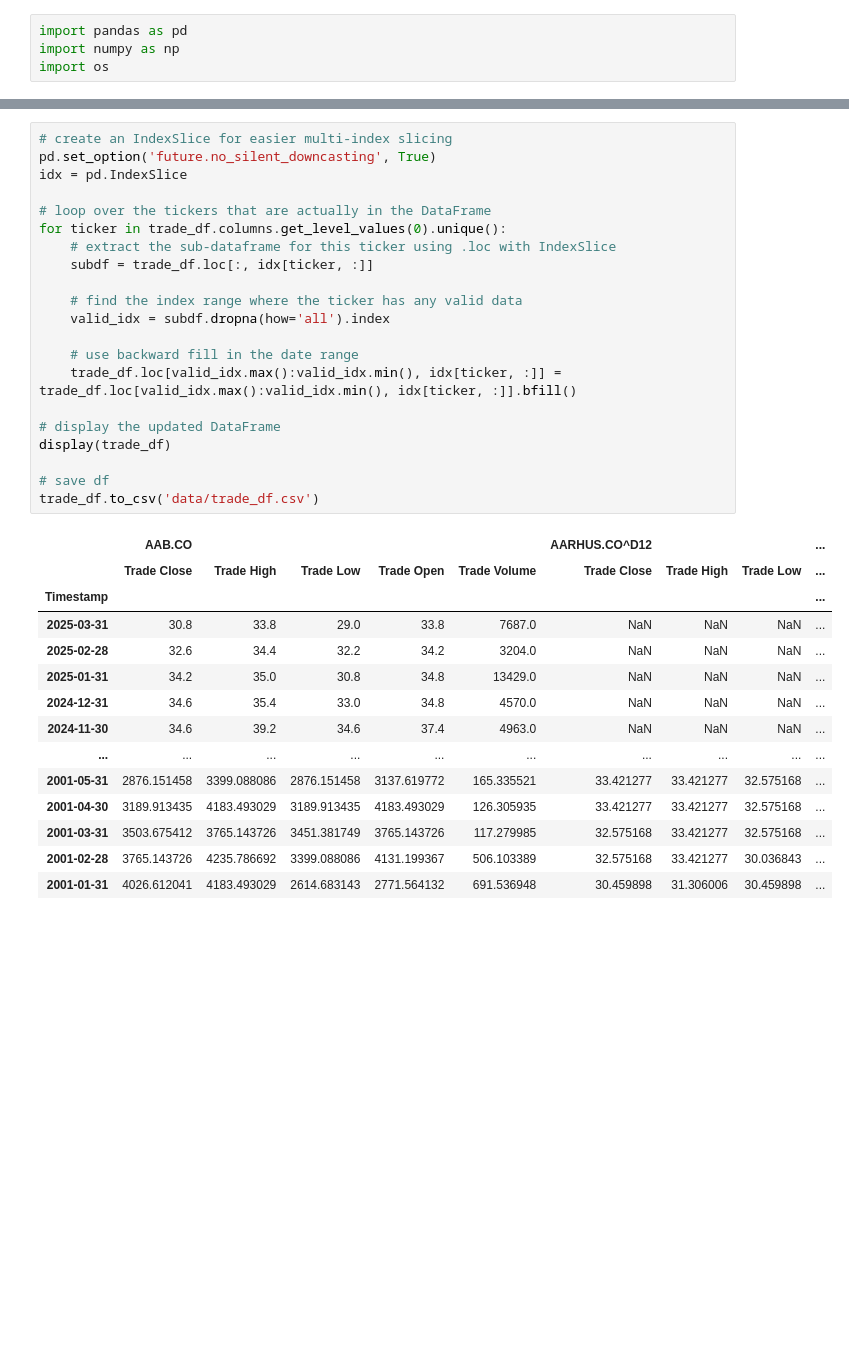
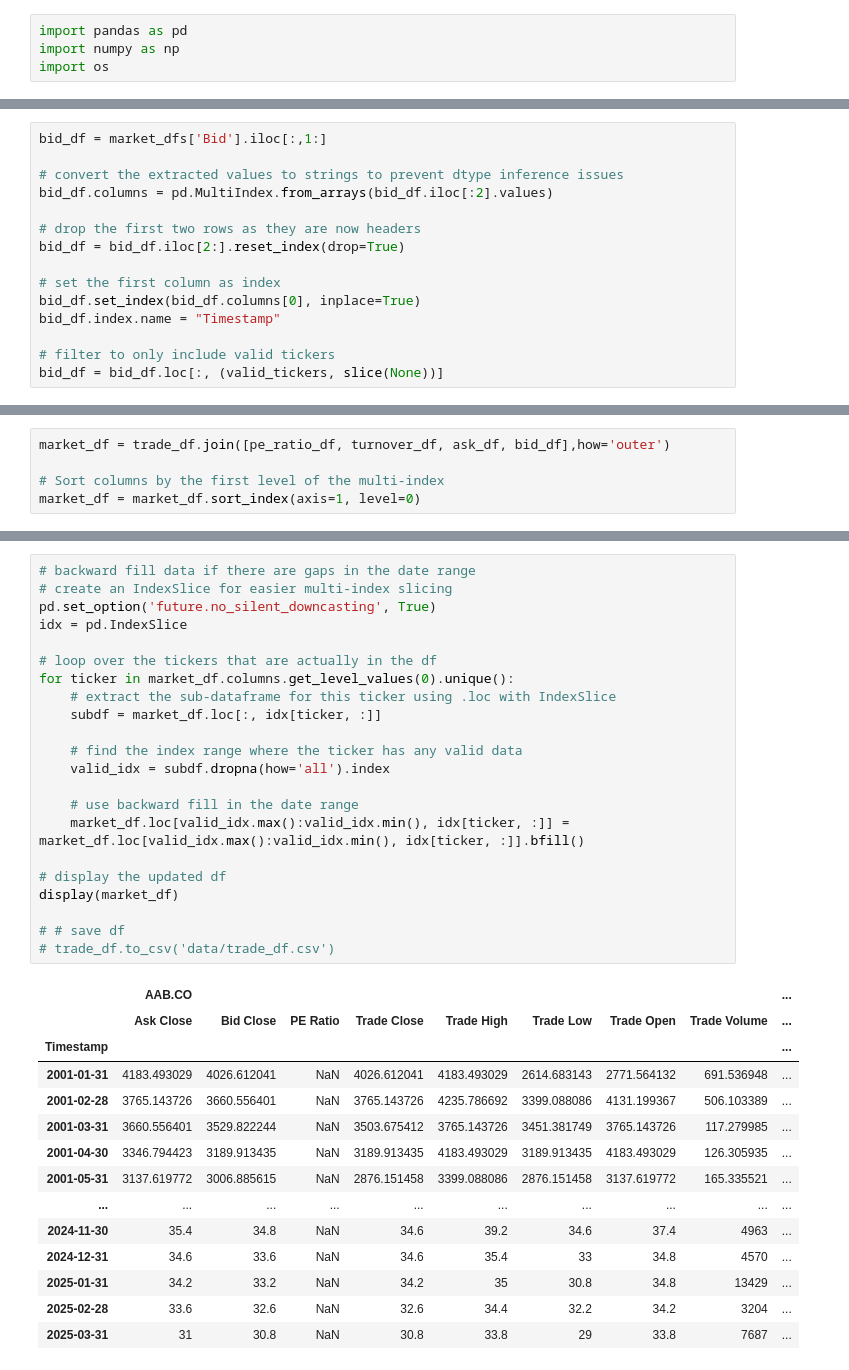
Before and after one commit to johanoelgaard/MastersThesis, a Jupyter notebook: eikon.ipynb, the cells around one changed output, grey strips where cells are left out. Cells and saved outputs as stored; diff of their text form; blank space fills up the shorter version.

Commit message:
updated cleaning of data

```diff
--- a/eikon.ipynb
+++ b/eikon.ipynb
@@ -118,0 +193,15 @@ display(trade_df)
+# %%
+bid_df = market_dfs['Bid'].iloc[:,1:]
+
+# convert the extracted values to strings to prevent dtype inference issues
+bid_df.columns = pd.MultiIndex.from_arrays(bid_df.iloc[:2].values)
+
+# drop the first two rows as they are now headers
+bid_df = bid_df.iloc[2:].reset_index(drop=True)
+
+# set the first column as index
+bid_df.set_index(bid_df.columns[0], inplace=True)
+bid_df.index.name = "Timestamp"
+
+# filter to only include valid tickers
+bid_df = bid_df.loc[:, (valid_tickers, slice(None))]
@@ -118,0 +277,5 @@ display(trade_df)
+# %%
+market_df = trade_df.join([pe_ratio_df, turnover_df, ask_df, bid_df],how='outer')
+
+# Sort columns by the first level of the multi-index
+market_df = market_df.sort_index(axis=1, level=0)
@@ -119,36 +300,37 @@ display(trade_df)
 # %%
+# backward fill data if there are gaps in the date range
 # create an IndexSlice for easier multi-index slicing
 pd.set_option('future.no_silent_downcasting', True)
 idx = pd.IndexSlice
 
-# loop over the tickers that are actually in the DataFrame
-for ticker in trade_df.columns.get_level_values(0).unique():
+# loop over the tickers that are actually in the df
+for ticker in market_df.columns.get_level_values(0).unique():
     # extract the sub-dataframe for this ticker using .loc with IndexSlice
-    subdf = trade_df.loc[:, idx[ticker, :]]
+    subdf = market_df.loc[:, idx[ticker, :]]
 
     # find the index range where the ticker has any valid data
     valid_idx = subdf.dropna(how='all').index
 
     # use backward fill in the date range
-    trade_df.loc[valid_idx.max():valid_idx.min(), idx[ticker, :]] = trade_df.loc[valid_idx.max():valid_idx.min(), idx[ticker, :]].bfill()
+    market_df.loc[valid_idx.max():valid_idx.min(), idx[ticker, :]] = market_df.loc[valid_idx.max():valid_idx.min(), idx[ticker, :]].bfill()
 
-# display the updated DataFrame
-display(trade_df)
+# display the updated df
+display(market_df)
 
-# save df
-trade_df.to_csv('data/trade_df.csv')
+# # save df
+# trade_df.to_csv('data/trade_df.csv')
 # %% [output]
-|  | AAB.CO |  |  |  |  | AARHUS.CO^D12 |  |  | ... |
-|  | Trade Close | Trade High | Trade Low | Trade Open | Trade Volume | Trade Close | Trade High | Trade Low | ... |
+|  | AAB.CO |  |  |  |  |  |  |  | ... |
+|  | Ask Close | Bid Close | PE Ratio | Trade Close | Trade High | Trade Low | Trade Open | Trade Volume | ... |
 | Timestamp |  |  |  |  |  |  |  |  | ... |
-| 2025-03-31 | 30.8 | 33.8 | 29.0 | 33.8 | 7687.0 | NaN | NaN | NaN | ... |
-| 2025-02-28 | 32.6 | 34.4 | 32.2 | 34.2 | 3204.0 | NaN | NaN | NaN | ... |
-| 2025-01-31 | 34.2 | 35.0 | 30.8 | 34.8 | 13429.0 | NaN | NaN | NaN | ... |
-| 2024-12-31 | 34.6 | 35.4 | 33.0 | 34.8 | 4570.0 | NaN | NaN | NaN | ... |
-| 2024-11-30 | 34.6 | 39.2 | 34.6 | 37.4 | 4963.0 | NaN | NaN | NaN | ... |
+| 2001-01-31 | 4183.493029 | 4026.612041 | NaN | 4026.612041 | 4183.493029 | 2614.683143 | 2771.564132 | 691.536948 | ... |
+| 2001-02-28 | 3765.143726 | 3660.556401 | NaN | 3765.143726 | 4235.786692 | 3399.088086 | 4131.199367 | 506.103389 | ... |
+| 2001-03-31 | 3660.556401 | 3529.822244 | NaN | 3503.675412 | 3765.143726 | 3451.381749 | 3765.143726 | 117.279985 | ... |
+| 2001-04-30 | 3346.794423 | 3189.913435 | NaN | 3189.913435 | 4183.493029 | 3189.913435 | 4183.493029 | 126.305935 | ... |
+| 2001-05-31 | 3137.619772 | 3006.885615 | NaN | 2876.151458 | 3399.088086 | 2876.151458 | 3137.619772 | 165.335521 | ... |
 | ... | ... | ... | ... | ... | ... | ... | ... | ... | ... |
-| 2001-05-31 | 2876.151458 | 3399.088086 | 2876.151458 | 3137.619772 | 165.335521 | 33.421277 | 33.421277 | 32.575168 | ... |
-| 2001-04-30 | 3189.913435 | 4183.493029 | 3189.913435 | 4183.493029 | 126.305935 | 33.421277 | 33.421277 | 32.575168 | ... |
-| 2001-03-31 | 3503.675412 | 3765.143726 | 3451.381749 | 3765.143726 | 117.279985 | 32.575168 | 33.421277 | 32.575168 | ... |
-| 2001-02-28 | 3765.143726 | 4235.786692 | 3399.088086 | 4131.199367 | 506.103389 | 32.575168 | 33.421277 | 30.036843 | ... |
-| 2001-01-31 | 4026.612041 | 4183.493029 | 2614.683143 | 2771.564132 | 691.536948 | 30.459898 | 31.306006 | 30.459898 | ... |
+| 2024-11-30 | 35.4 | 34.8 | NaN | 34.6 | 39.2 | 34.6 | 37.4 | 4963 | ... |
+| 2024-12-31 | 34.6 | 33.6 | NaN | 34.6 | 35.4 | 33 | 34.8 | 4570 | ... |
+| 2025-01-31 | 34.2 | 33.2 | NaN | 34.2 | 35 | 30.8 | 34.8 | 13429 | ... |
+| 2025-02-28 | 33.6 | 32.6 | NaN | 32.6 | 34.4 | 32.2 | 34.2 | 3204 | ... |
+| 2025-03-31 | 31 | 30.8 | NaN | 30.8 | 33.8 | 29 | 33.8 | 7687 | ... |
```
Also changed, not shown: parts of 23 cells of this notebook, 4 other files.
